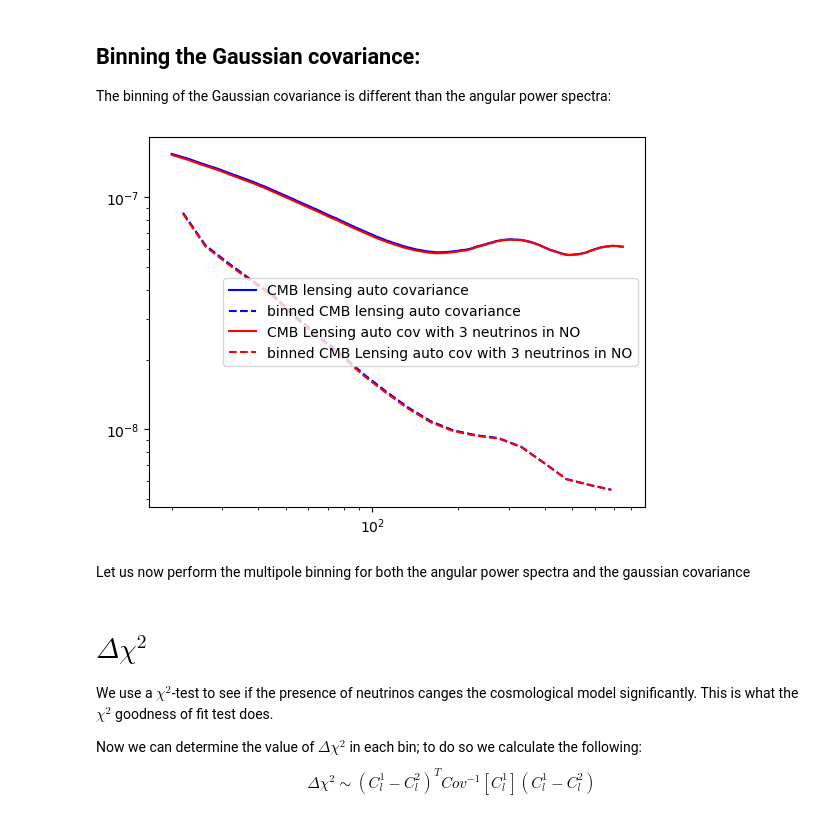
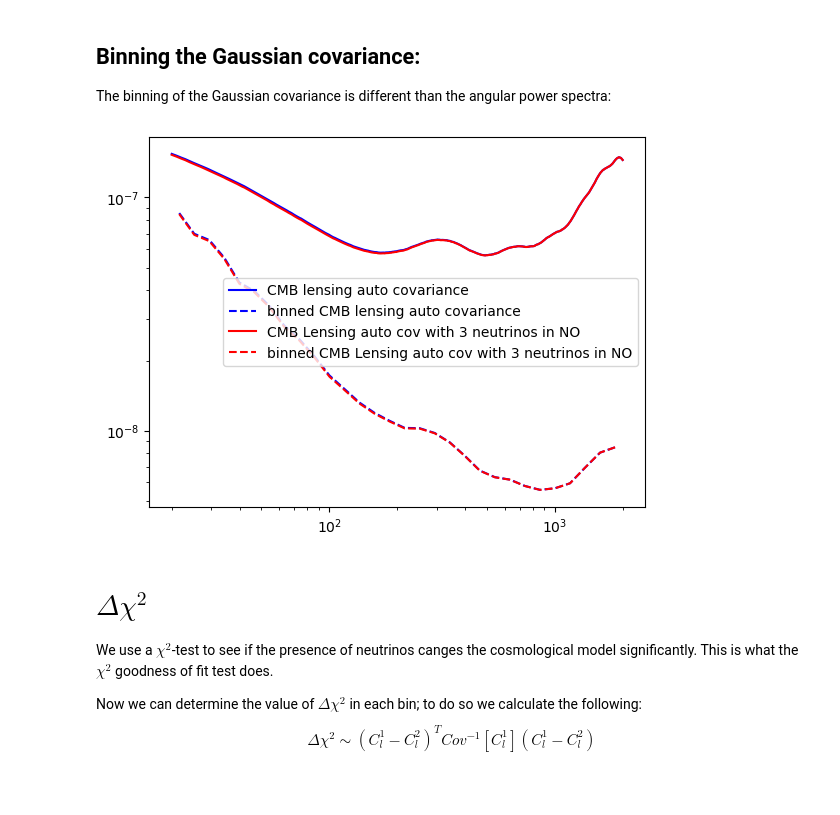
Before and after one commit to XanderHenrik/Masters-Project, a Jupyter notebook: notebooks/identifiability_test.ipynb, the cells around one changed output. Drawn from its saved outputs; the diff is of its cells as text; code cells hidden in the pictures; blank space fills up the shorter version.

```diff
--- a/notebooks/identifiability_test.ipynb
+++ b/notebooks/identifiability_test.ipynb
@@ -451,7 +427,7 @@ def calc_diag_Gaussian_cov(l, IM, JN, IN, JM, f_sky, noise_a, noise_b=None):
 
     # For covariance of auto CMB lensing with cross-correlated CMB lensing Cl, assume:
     elif len(IM) == len(JM) == len(l) and len(JN) == len(IN) < len(l): # Assuming we have less tomorgaphic bins than elements in the array of te multipoles
-        _diag_cov = {}
+        diag_cov = {}
         pref = 1 / (f_sky * (2 * l + 1))
         for key in JN.keys():
             diag_cov[key] = pref * (((IM + noise_a) * JN[key]) + ((IN[key]) * (JM + noise_a)))
@@ -474,9 +450,11 @@ def calc_diag_Gaussian_cov(l, IM, JN, IN, JM, f_sky, noise_a, noise_b=None):
 # cov_cmbl_wl_next = simple_Gaussian_cov(l, lcdm_cmb_wl[5], lcdm_cmb_wl[5], lcdm_auto_cmb[5], lcdm_auto_wl[5], 0.00012, noise=noise_wl)
 
 # Determine the relevant auto-correlated angular power spectra
-cov_auto_cmb = calc_diag_Gaussian_cov(l, lcdm_auto_cmb[0], lcdm_auto_cmb[0], lcdm_auto_cmb[0], lcdm_auto_cmb[0], 0.36, noise_cmb_l[l], noise_cmb_l[l])
+cov_auto_cmb = calc_diag_Gaussian_cov(l_lensing, lcdm_auto_cmb[0], lcdm_auto_cmb[0], lcdm_auto_cmb[0], lcdm_auto_cmb[0], 0.36, noise_cmb_l[l_lensing], noise_cmb_l[l_lensing])
 
-plt.loglog(l, np.sqrt(cov_auto_cmb), label='CMB lensing auto covariance', color='blue')
+plt.loglog(l_lensing, np.sqrt(cov_auto_cmb), label='CMB lensing auto covariance', color='blue')
+plt.xlabel(r'$\ell$', fontsize=14)
+plt.ylabel(r'$\sqrt{Cov}$', fontsize=14)
 plt.legend()
 plt.show()
 # %% [output]
@@ -587,7 +561,9 @@ For the other anfular power spectra, we can bin logarithmicaly since these spect
 # Here we (re)define the binning function to cover both the linear and logarithmic binning:
 
 # Take the number of bins to be 20:
-N_l = 20
+N_l_cmb = 30
+N_l_wl = 30
+N_l_gc = 100
 
 def bin_multipoles_CL(l, CL, N_l, type="linear"): # For logarithmic binning, take type='log'
     """
@@ -856,41 +811,39 @@ def bin_cov_dict(
     return binned_cov, bin_centers, counts
 # %%
 # Bin the Gaussian covariances determined from the angular power spectra of the LCDM cosmology:
-binned_cov_auto_cmb, log_bins, dof_cov_auto_cmb = bin_cov_dict(l, {0: cov_auto_cmb}, N_l, type='log')
-binned_cov_auto_cmb_wl, dof_cov_auto_cmb_wl = bin_cov_dict(l, cov_auto_cmb_wl, N_l, type='log')[::2]
-binned_cov_auto_cmb_gc_ph, dof_cov_auto_cmb_gc_ph = bin_cov_dict(l, cov_auto_cmb_gc_ph, N_l, type='log')[::2]
-binned_cov_auto_cmb_gc_sp, lin_bins, dof_cov_auto_cmb_gc_sp = bin_cov_dict(l, cov_auto_cmb_gc_sp, N_l, type='linear')
+binned_cov_auto_cmb, log_bins, dof_cov_auto_cmb = bin_cov_dict(l_lensing, {0: cov_auto_cmb}, N_l_cmb, type='log')
+binned_cov_auto_cmb_wl, dof_cov_auto_cmb_wl = bin_cov_dict(l_lensing, cov_auto_cmb_wl, N_l_wl, type='log')[::2]
+binned_cov_auto_cmb_gc_ph, dof_cov_auto_cmb_gc_ph = bin_cov_dict(l, cov_auto_cmb_gc_ph, N_l_gc, type='linear')[::2]
+binned_cov_auto_cmb_gc_sp, lin_bins, dof_cov_auto_cmb_gc_sp = bin_cov_dict(l, cov_auto_cmb_gc_sp, N_l_gc, type='linear')
 
-binned_cov_auto_wl, dof_cov_auto_wl = bin_cov_dict(l, cov_auto_wl, N_l, type='log')[::2]
-binned_cov_auto_gc_ph, dof_cov_auto_gc_ph = bin_cov_dict(l, cov_auto_gc_ph, N_l, type='log')[::2]
-binned_cov_auto_gc_sp, dof_cov_auto_gc_sp = bin_cov_dict(l, cov_auto_gc_sp, N_l, type='linear')[::2]
+binned_cov_auto_wl, dof_cov_auto_wl = bin_cov_dict(l_lensing, cov_auto_wl, N_l_wl, type='log')[::2]
+binned_cov_auto_gc_ph, dof_cov_auto_gc_ph = bin_cov_dict(l, cov_auto_gc_ph, N_l_gc, type='linear')[::2]
+binned_cov_auto_gc_sp, dof_cov_auto_gc_sp = bin_cov_dict(l, cov_auto_gc_sp, N_l_gc, type='linear')[::2]
 
 # Need to figure out the use of 'counts':
 # print((binned_cov_auto_cmb), len(dof_cov_auto_gc_ph[0]), np.sum(dof_cov_auto_cmb_gc_sp[0]))
 # print(binned_neutrino_auto_cmb)
 # %%
 # Now we bin the covariances of the neutrino cosmology where we consider 3 massive neutrinos in the NO with a total mawss of 0.12 eV
-binned_neutrino_cov_auto_cmb, log_bins, dof_neutrino_cov_auto_cmb = bin_cov_dict(l, {0: neutrino_cov_auto_cmb}, N_l, type='log')
-binned_neutrino_cov_auto_cmb_wl, dof_neutrino_cov_auto_cmb_wl = bin_cov_dict(l, neutrino_cov_cmb_wl, N_l, type='log')[::2]
-binned_neutrino_cov_auto_cmb_gc_ph, dof_neutrino_cov_auto_cmb_gc_ph = bin_cov_dict(l, neutrino_cov_cmb_gc_ph, N_l, type='log')[::2]
-binned_neutrino_cov_auto_cmb_gc_sp, lin_bins, dof_neutrino_cov_auto_cmb_gc_sp = bin_cov_dict(l, neutrino_cov_cmb_gc_sp, N_l, type='linear')
+binned_neutrino_cov_auto_cmb, log_bins, dof_neutrino_cov_auto_cmb = bin_cov_dict(l_lensing, {0: neutrino_cov_auto_cmb}, N_l_cmb, type='log')
+binned_neutrino_cov_auto_cmb_wl, dof_neutrino_cov_auto_cmb_wl = bin_cov_dict(l_lensing, neutrino_cov_cmb_wl, N_l_wl, type='log')[::2]
+binned_neutrino_cov_auto_cmb_gc_ph, dof_neutrino_cov_auto_cmb_gc_ph = bin_cov_dict(l, neutrino_cov_cmb_gc_ph, N_l_gc, type='linear')[::2]
+binned_neutrino_cov_auto_cmb_gc_sp, lin_bins, dof_neutrino_cov_auto_cmb_gc_sp = bin_cov_dict(l, neutrino_cov_cmb_gc_sp, N_l_gc, type='linear')
 
-binned_neutrino_cov_auto_wl, dof_neutrino_cov_auto_wl = bin_cov_dict(l, neutrino_cov_auto_wl, N_l, type='log')[::2]
-binned_neutrino_cov_auto_gc_ph, dof_neutrino_cov_auto_gc_ph = bin_cov_dict(l, neutrino_cov_auto_gc_ph, N_l, type='log')[::2]
-binned_neutrino_cov_auto_gc_sp, dof_neutrino_cov_auto_gc_sp = bin_cov_dict(l, neutrino_cov_auto_gc_sp, N_l, type='linear')[::2]
+binned_neutrino_cov_auto_wl, dof_neutrino_cov_auto_wl = bin_cov_dict(l_lensing, neutrino_cov_auto_wl, N_l_wl, type='log')[::2]
+binned_neutrino_cov_auto_gc_ph, dof_neutrino_cov_auto_gc_ph = bin_cov_dict(l, neutrino_cov_auto_gc_ph, N_l_gc, type='linear')[::2]
+binned_neutrino_cov_auto_gc_sp, dof_neutrino_cov_auto_gc_sp = bin_cov_dict(l, neutrino_cov_auto_gc_sp, N_l_gc, type='linear')[::2]
 # %%
-plt.loglog(l, np.sqrt(cov_auto_cmb), label='CMB lensing auto covariance', color='blue')
+plt.loglog(l_lensing, np.sqrt(cov_auto_cmb), label='CMB lensing auto covariance', color='blue')
 plt.loglog(log_bins, np.sqrt(binned_cov_auto_cmb[0]), label='binned CMB lensing auto covariance', color='blue', linestyle='--')
 
-plt.loglog(l, np.sqrt(neutrino_cov_auto_cmb), label='CMB Lensing auto cov with 3 neutrinos in NO', color='red')
+plt.loglog(l_lensing, np.sqrt(neutrino_cov_auto_cmb), label='CMB Lensing auto cov with 3 neutrinos in NO', color='red')
 plt.loglog(log_bins, np.sqrt(binned_neutrino_cov_auto_cmb[0]), label='binned CMB Lensing auto cov with 3 neutrinos in NO', color='red', linestyle='--')
 
 plt.legend()
 plt.show()
 # %% [output]
-[figure, old version]
+[figure, new version]
-# %% [markdown]
-Let us now perform the multipole binning for both the angular power spectra and the gaussian covariance
 # %% [markdown]
 # $\Delta \chi^{2}$
 We use a $\chi^{2}$-test to see if the presence of neutrinos canges the cosmological model significantly. This is what the $\chi^{2}$ goodness of fit test does.
```
Also changed, not shown: parts of 34 cells of this notebook.
